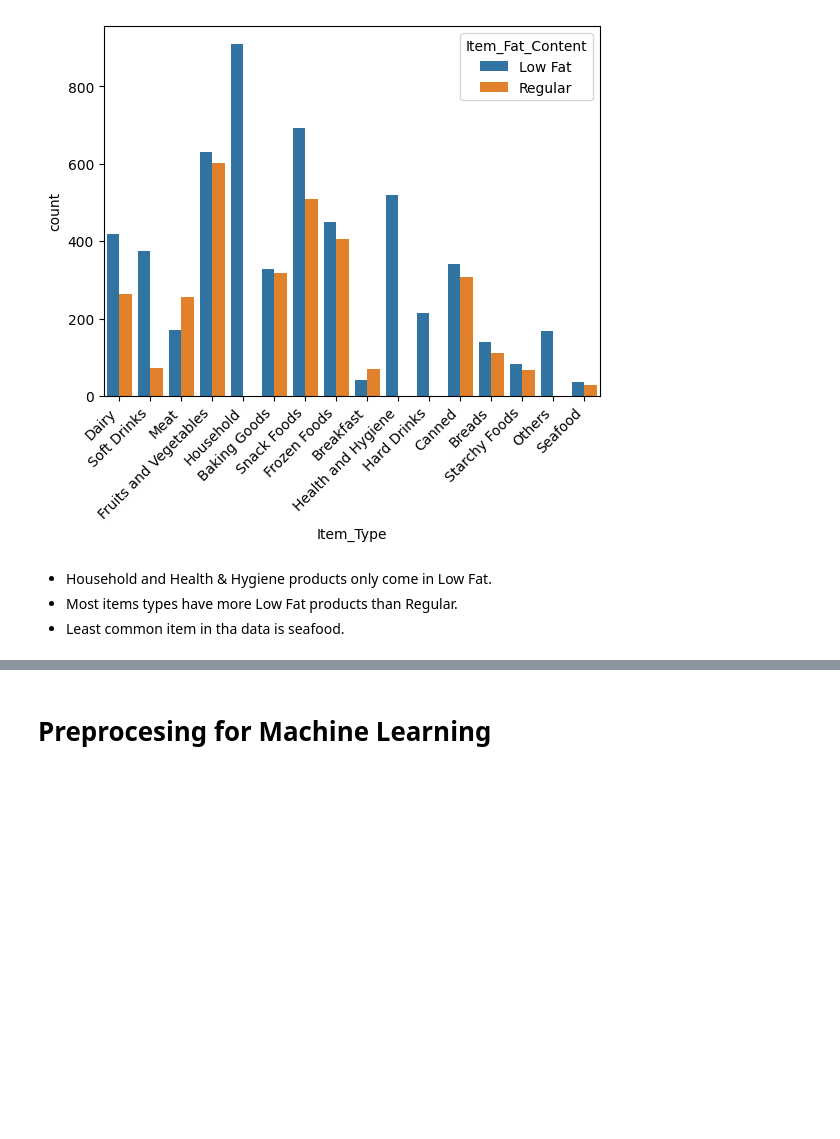
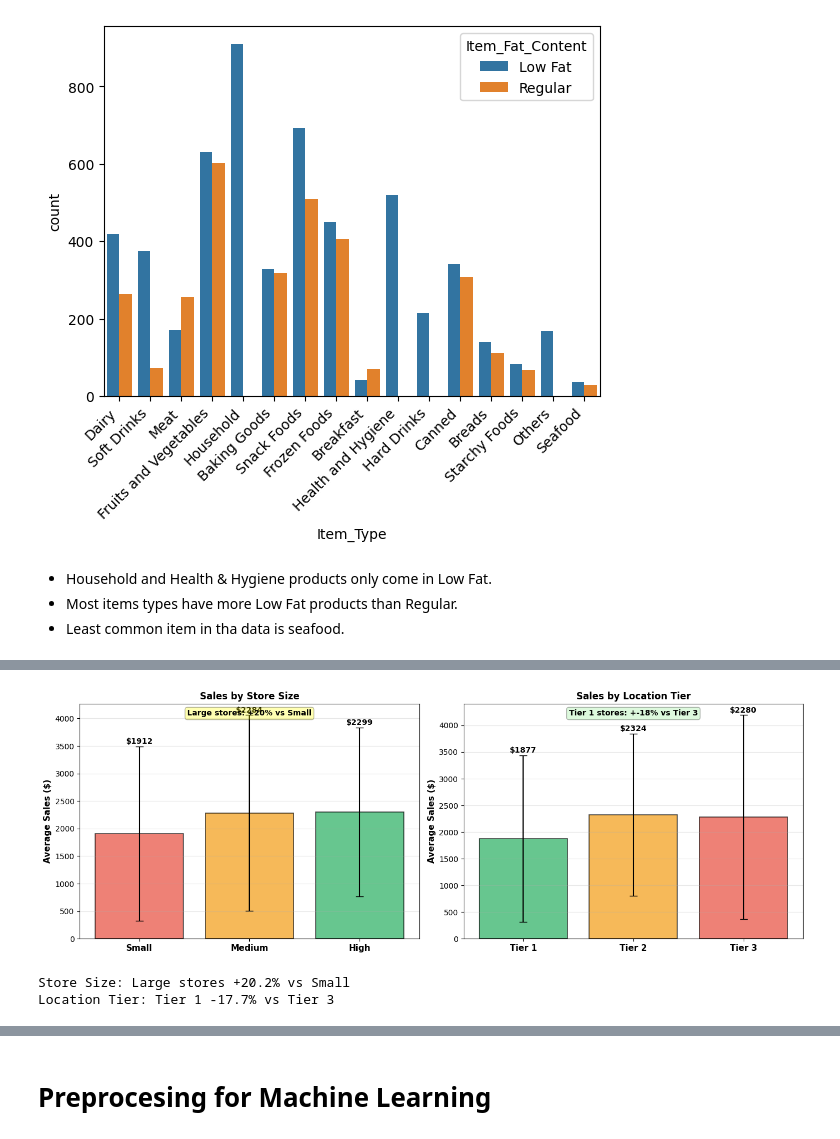
Before and after one commit to MaysNassar/prediction-of-product-sales, a Jupyter notebook: prediction_of_product_sales.ipynb, the cells around one changed output, grey strips where cells are left out. Cells and saved outputs as stored; diff of their text form; code cells hidden in the pictures; blank space fills up the shorter version.

```diff
--- a/prediction_of_product_sales.ipynb
+++ b/prediction_of_product_sales.ipynb
@@ -837,0 +910,66 @@ plt.xticks(rotation=45, ha='right');
+# %%
+fig, (ax1, ax2) = plt.subplots(1, 2, figsize=(14, 5))
+
+# LEFT: Store Size
+size_order = ['Small', 'Medium', 'High']
+size_stats = df.groupby('Outlet_Size')['Item_Outlet_Sales'].agg(['mean', 'std'])
+size_stats = size_stats.reindex(size_order)
+
+colors_size = ['#e74c3c', '#f39c12', '#27ae60']
+bars1 = ax1.bar(range(len(size_order)), size_stats['mean'], yerr=size_stats['std'],
+               capsize=5, alpha=0.7, color=colors_size, edgecolor='black', linewidth=1.2)
+
+ax1.set_xticks(range(len(size_order)))
+ax1.set_xticklabels(size_order, fontsize=11, fontweight='bold')
+ax1.set_ylabel('Average Sales ($)', fontsize=11, fontweight='bold')
+ax1.set_title('Sales by Store Size', fontsize=12, fontweight='bold')
+ax1.grid(True, alpha=0.3, axis='y')
+
+for i, val in enumerate(size_stats['mean']):
+    ax1.text(i, val + size_stats['std'].iloc[i] + 50, f'${val:.0f}',
+            ha='center', fontweight='bold', fontsize=10)
+
+# Calculate % increase from Small to Large
+small_mean = size_stats.loc['Small', 'mean']
+large_mean = size_stats.loc['High', 'mean']
+pct_increase = ((large_mean - small_mean) / small_mean) * 100
+ax1.text(0.5, 0.95, f'Large stores: +{pct_increase:.0f}% vs Small',
+        transform=ax1.transAxes, ha='center', fontsize=10, fontweight='bold',
+        bbox=dict(boxstyle='round', facecolor='yellow', alpha=0.3))
+
+# RIGHT: Location Tier
+location_order = ['Tier 1', 'Tier 2', 'Tier 3']
+location_stats = df.groupby('Outlet_Location_Type')['Item_Outlet_Sales'].agg(['mean', 'std'])
+location_stats = location_stats.reindex(location_order)
+
+colors_loc = ['#27ae60', '#f39c12', '#e74c3c']
+bars2 = ax2.bar(range(len(location_order)), location_stats['mean'], yerr=location_stats['std'],
+               capsize=5, alpha=0.7, color=colors_loc, edgecolor='black', linewidth=1.2)
+
+ax2.set_xticks(range(len(location_order)))
+ax2.set_xticklabels(location_order, fontsize=11, fontweight='bold')
+ax2.set_ylabel('Average Sales ($)', fontsize=11, fontweight='bold')
+ax2.set_title('Sales by Location Tier', fontsize=12, fontweight='bold')
+ax2.grid(True, alpha=0.3, axis='y')
+
+for i, val in enumerate(location_stats['mean']):
+    ax2.text(i, val + location_stats['std'].iloc[i] + 50, f'${val:.0f}',
+            ha='center', fontweight='bold', fontsize=10)
+
+# Calculate % increase from Tier 3 to Tier 1
+tier3_mean = location_stats.loc['Tier 3', 'mean']
+tier1_mean = location_stats.loc['Tier 1', 'mean']
+pct_tier_increase = ((tier1_mean - tier3_mean) / tier3_mean) * 100
+ax2.text(0.5, 0.95, f'Tier 1 stores: +{pct_tier_increase:.0f}% vs Tier 3',
+        transform=ax2.transAxes, ha='center', fontsize=10, fontweight='bold',
+        bbox=dict(boxstyle='round', facecolor='lightgreen', alpha=0.3))
+
+plt.tight_layout()
+plt.show()
+
+print(f"\nStore Size: Large stores {pct_increase:+.1f}% vs Small")
+print(f"Location Tier: Tier 1 {pct_tier_increase:+.1f}% vs Tier 3")
+# %% [output]
+[figure, added]
+Store Size: Large stores +20.2% vs Small
+Location Tier: Tier 1 -17.7% vs Tier 3
```
Also changed, not shown: parts of 31 cells of this notebook.
